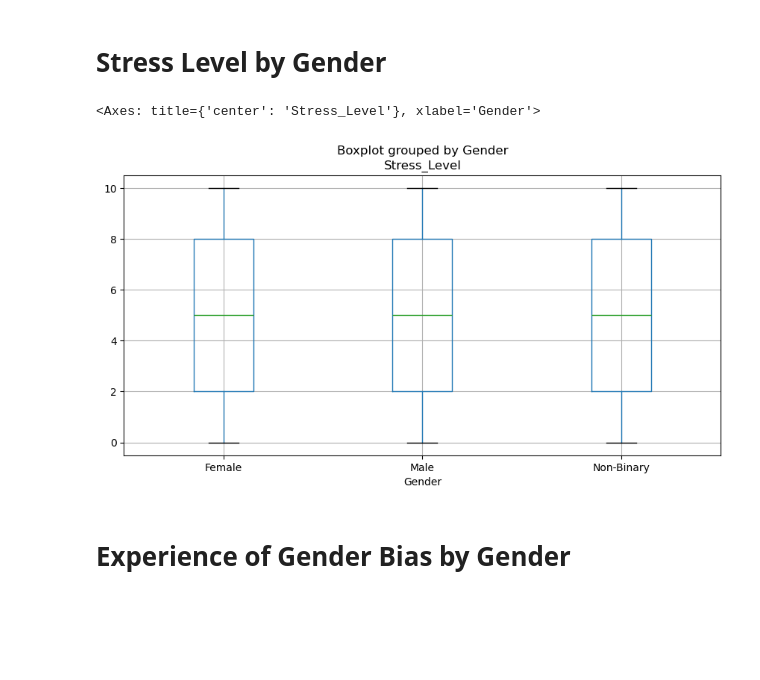
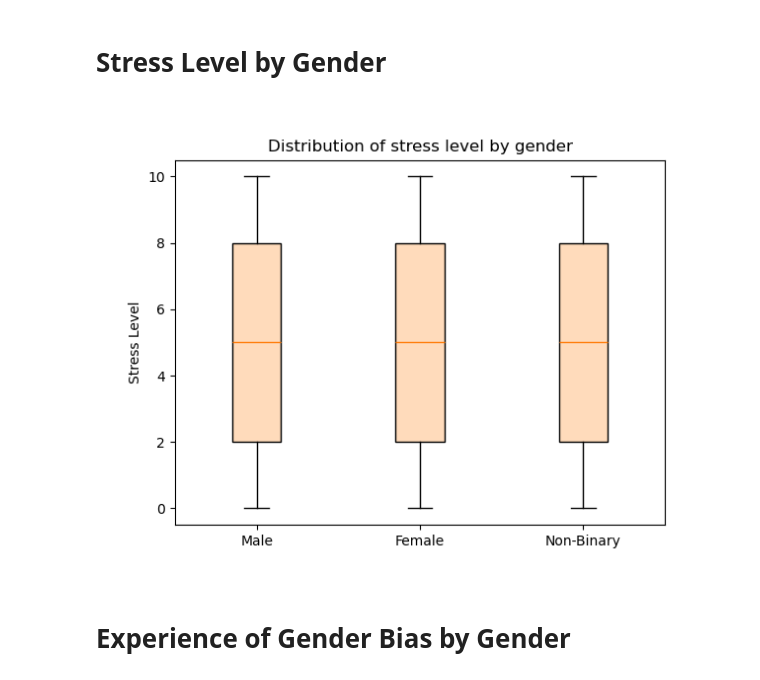
Before and after one commit to eliu14/project_1, a Jupyter notebook: gender.ipynb, the cells around one changed output. Cells and saved outputs as stored; diff of their text form; code cells hidden in the pictures; blank space fills up the shorter version.

Commit message:
Change to data visualization for gender

```diff
--- a/gender.ipynb
+++ b/gender.ipynb
@@ -51,10 +53,24 @@ gender_stress_df
 50000 rows × 3 columns
 # %% [markdown]
 # Stress Level by Gender
-# %%
-gender_stress_df.boxplot("Stress_Level",by="Gender", figsize=(10,5))
-# %% [output]
-<Axes: title={'center': 'Stress_Level'}, xlabel='Gender'>
-[figure, removed]
+# %%
+figure = plt.figure()
+
+male_stress_lvl = gender_stress_df.loc[gender_stress_df["Gender"] == "Male"]["Stress_Level"].copy()
+female_stress_lvl = gender_stress_df.loc[gender_stress_df["Gender"] == "Female"]["Stress_Level"].copy()
+nb_stress_lvl = gender_stress_df.loc[gender_stress_df["Gender"] == "Non-Binary"]["Stress_Level"].copy()
+
+stress_lvl_groups = [male_stress_lvl,female_stress_lvl,nb_stress_lvl]
+bp1 = plt.boxplot(stress_lvl_groups,patch_artist=True)
+for box in bp1['boxes']:
+    box.set(facecolor="#FFDBBB")
+plt.title("Distribution of stress level by gender")
+plt.ylabel("Stress Level")
+tick_locations = [value+1 for value in np.arange(len(stress_lvl_groups))]
+plt.xticks(tick_locations, labels=["Male", "Female", "Non-Binary"])
+plt.show()
+#figure.savefig('stress_lvl_by_gender.png')
+# %% [output]
+[figure, added]
 # %% [markdown]
 # Experience of Gender Bias by Gender
```
Also changed, not shown: parts of 5 cells of this notebook.
